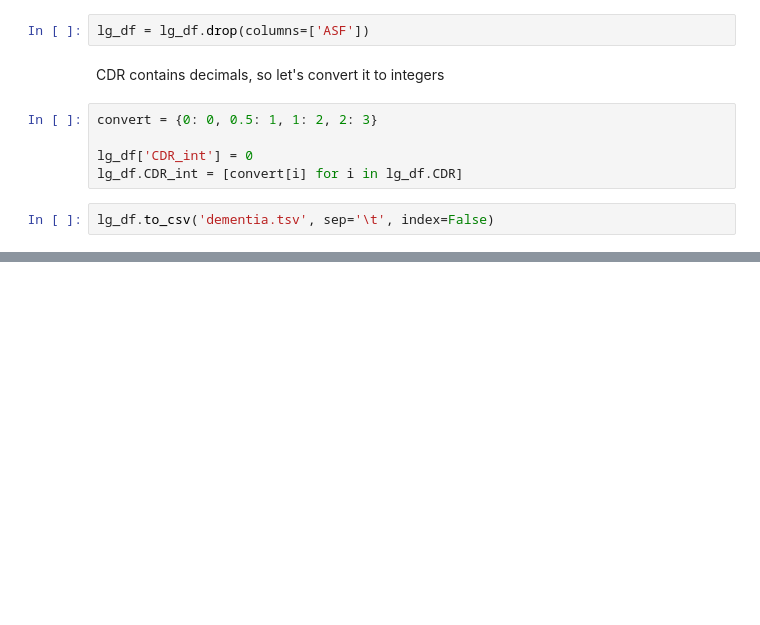
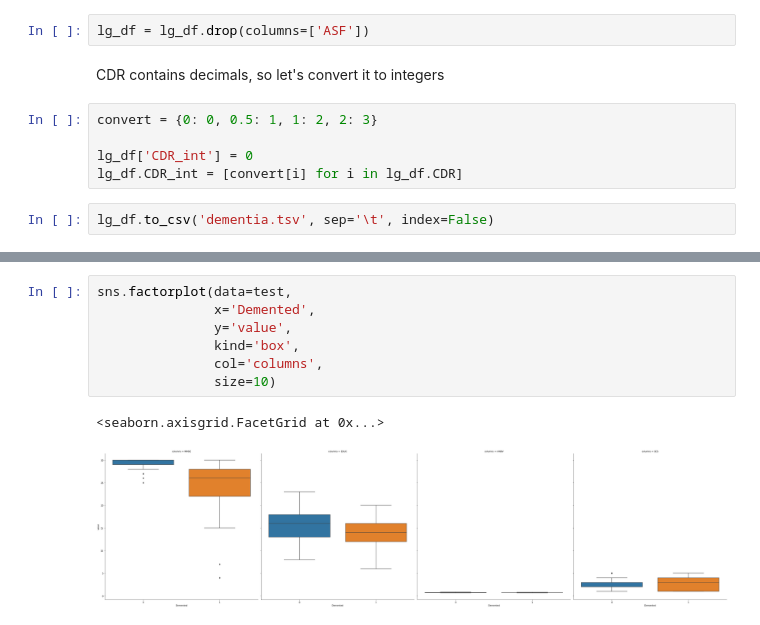
Before and after one commit to matnguyen/STAT538A-Dementia-Project, a Jupyter notebook: exploratory_data_analysis.ipynb, the cells around one changed output, grey strips where cells are left out. Drawn from its saved outputs; the diff is of its cells as text; blank space fills up the shorter version.

```diff
--- a/exploratory_data_analysis.ipynb
+++ b/exploratory_data_analysis.ipynb
@@ -161,0 +169,10 @@ lg_df
+# %%
+sns.factorplot(data=test,
+               x='Demented',
+               y='value',
+               kind='box',
+               col='columns',
+               size=10)
+# %% [output]
+<seaborn.axisgrid.FacetGrid at 0x...>
+[figure, added]
```
Also changed, not shown: parts of 10 cells of this notebook, 13 other files.
